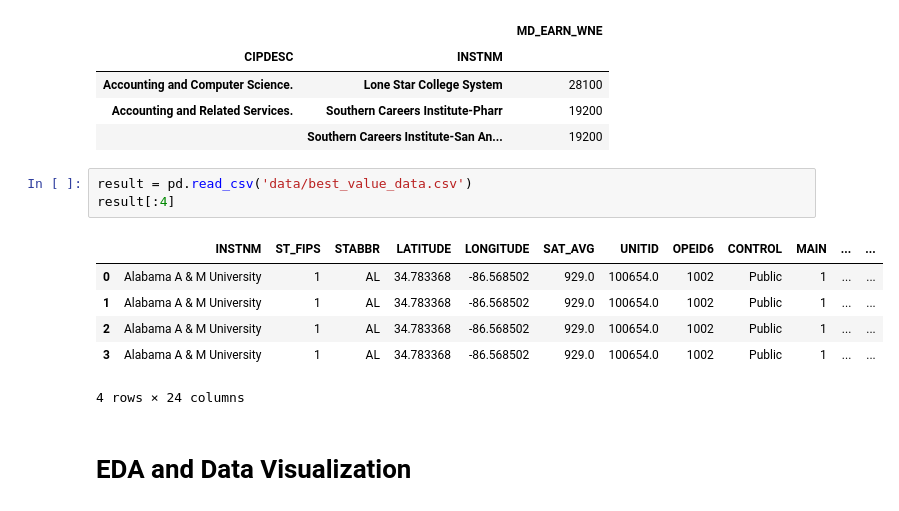
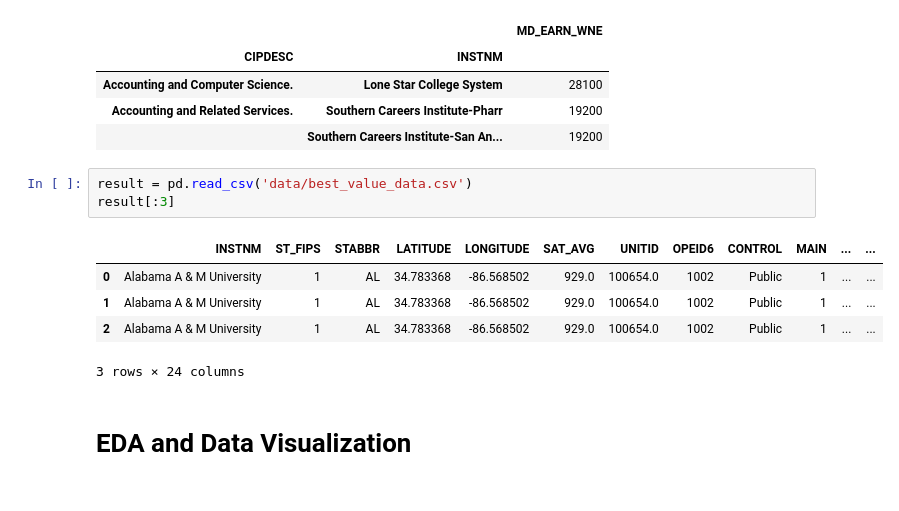
Before and after one commit to YJDave/cs418-s20-cs418_spring20_mighty_python, a Jupyter notebook: Final Report v2.ipynb, the cells around one changed output. Drawn from its saved outputs; the diff is of its cells as text.

```diff
--- a/Final Report v2.ipynb
+++ b/Final Report v2.ipynb
@@ -44,14 +48,13 @@ result[:3]
 |  | Southern Careers Institute-San An... | 19200 |
 # %%
 result = pd.read_csv('data/best_value_data.csv')
-result[:4]
+result[:3]
 # %% [output]
 |  | INSTNM | ST_FIPS | STABBR | LATITUDE | LONGITUDE | SAT_AVG | UNITID | OPEID6 | CONTROL | MAIN | ... | ... |
 | 0 | Alabama A & M University | 1 | AL | 34.783368 | -86.568502 | 929.0 | 100654.0 | 1002 | Public | 1 | ... | ... |
 | 1 | Alabama A & M University | 1 | AL | 34.783368 | -86.568502 | 929.0 | 100654.0 | 1002 | Public | 1 | ... | ... |
 | 2 | Alabama A & M University | 1 | AL | 34.783368 | -86.568502 | 929.0 | 100654.0 | 1002 | Public | 1 | ... | ... |
-| 3 | Alabama A & M University | 1 | AL | 34.783368 | -86.568502 | 929.0 | 100654.0 | 1002 | Public | 1 | ... | ... |
-4 rows × 24 columns
+3 rows × 24 columns
 # %% [markdown]
 # EDA and Data Visualization
 # %% [markdown]
```
Also changed, not shown: parts of 13 cells of this notebook.
